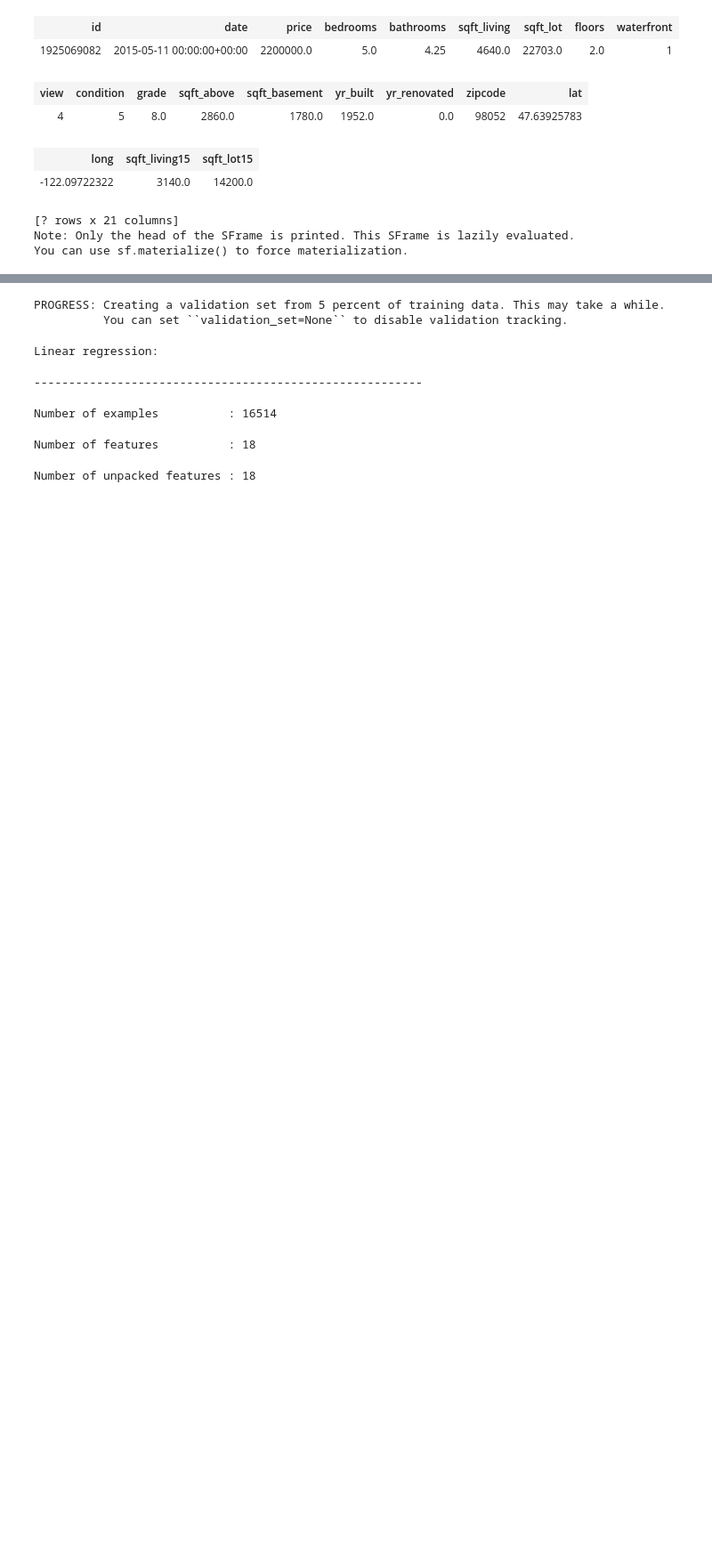
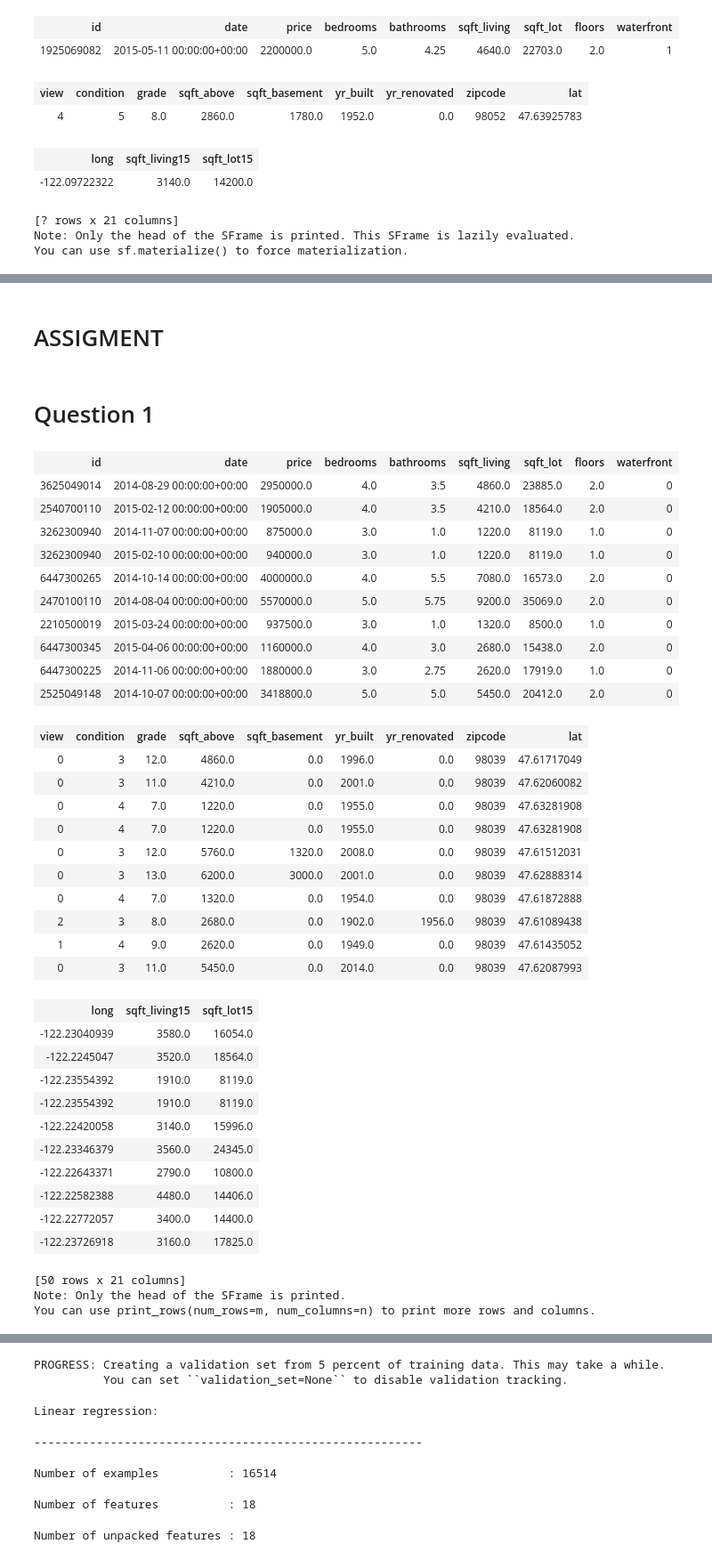
Before and after one commit to sanatankafle12/Machine_Learning_Foundations-, a Jupyter notebook: week_2/predicting_house_prices.ipynb, the cells around one changed output, grey strips where cells are left out. Shown at 89% size. Drawn from its saved outputs; the diff is of its cells as text; code cells hidden in the pictures; blank space fills up the shorter version.

```diff
--- a/week_2/predicting_house_prices.ipynb
+++ b/week_2/predicting_house_prices.ipynb
@@ -210,0 +211,44 @@ print(sqft_model.predict(turicreate.SFrame(bill_gates)))
+# %% [markdown]
+# ASSIGMENT
+# %% [markdown]
+# Question 1
+# %%
+zip_code = sales.filter_by('98039','zipcode')
+zip_code
+# %% [output]
+| id | date | price | bedrooms | bathrooms | sqft_living | sqft_lot | floors | waterfront |
+| 3625049014 | 2014-08-29 00:00:00+00:00 | 2950000.0 | 4.0 | 3.5 | 4860.0 | 23885.0 | 2.0 | 0 |
+| 2540700110 | 2015-02-12 00:00:00+00:00 | 1905000.0 | 4.0 | 3.5 | 4210.0 | 18564.0 | 2.0 | 0 |
+| 3262300940 | 2014-11-07 00:00:00+00:00 | 875000.0 | 3.0 | 1.0 | 1220.0 | 8119.0 | 1.0 | 0 |
+| 3262300940 | 2015-02-10 00:00:00+00:00 | 940000.0 | 3.0 | 1.0 | 1220.0 | 8119.0 | 1.0 | 0 |
+| 6447300265 | 2014-10-14 00:00:00+00:00 | 4000000.0 | 4.0 | 5.5 | 7080.0 | 16573.0 | 2.0 | 0 |
+| 2470100110 | 2014-08-04 00:00:00+00:00 | 5570000.0 | 5.0 | 5.75 | 9200.0 | 35069.0 | 2.0 | 0 |
+| 2210500019 | 2015-03-24 00:00:00+00:00 | 937500.0 | 3.0 | 1.0 | 1320.0 | 8500.0 | 1.0 | 0 |
+| 6447300345 | 2015-04-06 00:00:00+00:00 | 1160000.0 | 4.0 | 3.0 | 2680.0 | 15438.0 | 2.0 | 0 |
+| 6447300225 | 2014-11-06 00:00:00+00:00 | 1880000.0 | 3.0 | 2.75 | 2620.0 | 17919.0 | 1.0 | 0 |
+| 2525049148 | 2014-10-07 00:00:00+00:00 | 3418800.0 | 5.0 | 5.0 | 5450.0 | 20412.0 | 2.0 | 0 |
+| view | condition | grade | sqft_above | sqft_basement | yr_built | yr_renovated | zipcode | lat |
+| 0 | 3 | 12.0 | 4860.0 | 0.0 | 1996.0 | 0.0 | 98039 | 47.61717049 |
+| 0 | 3 | 11.0 | 4210.0 | 0.0 | 2001.0 | 0.0 | 98039 | 47.62060082 |
+| 0 | 4 | 7.0 | 1220.0 | 0.0 | 1955.0 | 0.0 | 98039 | 47.63281908 |
+| 0 | 4 | 7.0 | 1220.0 | 0.0 | 1955.0 | 0.0 | 98039 | 47.63281908 |
+| 0 | 3 | 12.0 | 5760.0 | 1320.0 | 2008.0 | 0.0 | 98039 | 47.61512031 |
+| 0 | 3 | 13.0 | 6200.0 | 3000.0 | 2001.0 | 0.0 | 98039 | 47.62888314 |
+| 0 | 4 | 7.0 | 1320.0 | 0.0 | 1954.0 | 0.0 | 98039 | 47.61872888 |
+| 2 | 3 | 8.0 | 2680.0 | 0.0 | 1902.0 | 1956.0 | 98039 | 47.61089438 |
+| 1 | 4 | 9.0 | 2620.0 | 0.0 | 1949.0 | 0.0 | 98039 | 47.61435052 |
+| 0 | 3 | 11.0 | 5450.0 | 0.0 | 2014.0 | 0.0 | 98039 | 47.62087993 |
+| long | sqft_living15 | sqft_lot15 |
+| -122.23040939 | 3580.0 | 16054.0 |
+| -122.2245047 | 3520.0 | 18564.0 |
+| -122.23554392 | 1910.0 | 8119.0 |
+| -122.23554392 | 1910.0 | 8119.0 |
+| -122.22420058 | 3140.0 | 15996.0 |
+| -122.23346379 | 3560.0 | 24345.0 |
+| -122.22643371 | 2790.0 | 10800.0 |
+| -122.22582388 | 4480.0 | 14406.0 |
+| -122.22772057 | 3400.0 | 14400.0 |
+| -122.23726918 | 3160.0 | 17825.0 |
+[50 rows x 21 columns]
+Note: Only the head of the SFrame is printed.
+You can use print_rows(num_rows=m, num_columns=n) to print more rows and columns.
```
Also changed, not shown: parts of 16 cells of this notebook, 7 other files.
